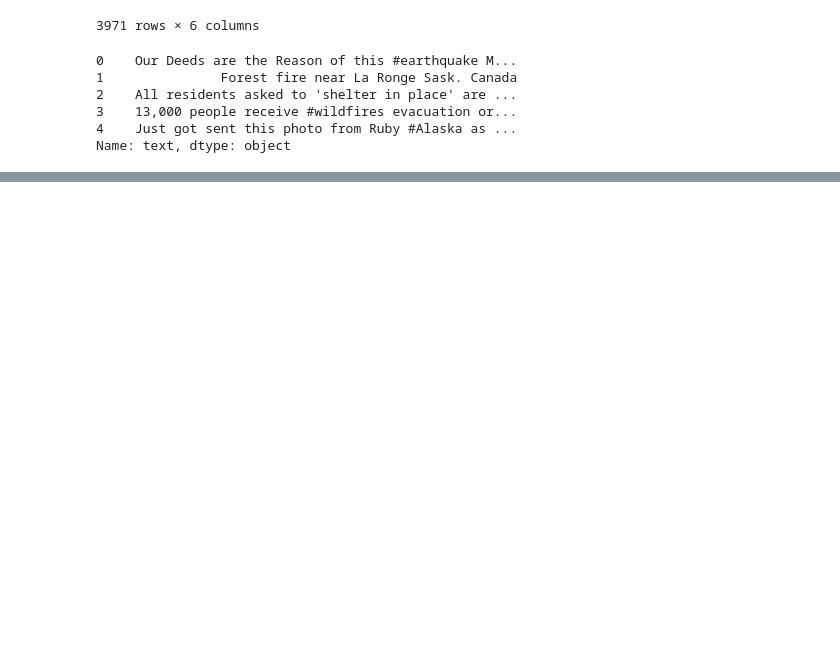
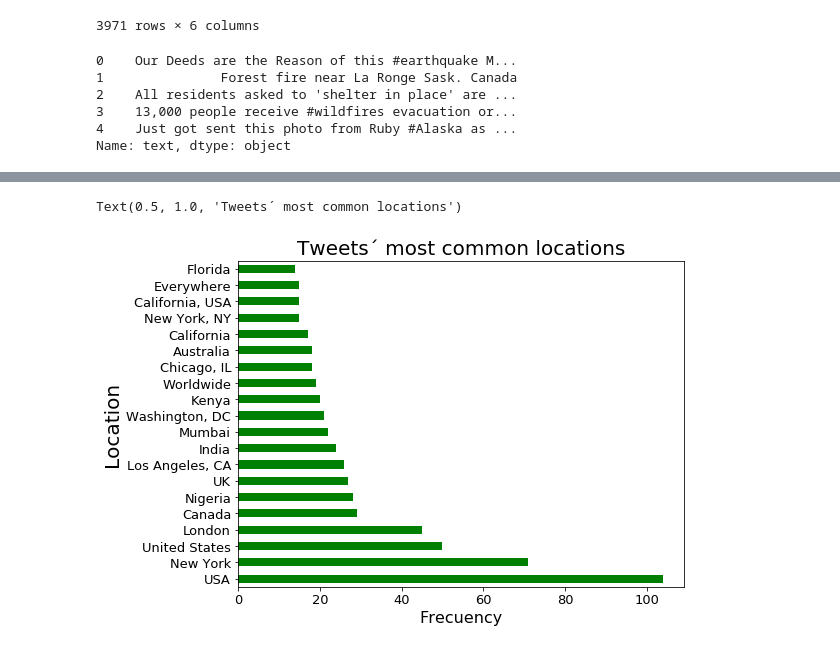
Before and after one commit to tomifarall/Orga-Datos-Tp1, a Jupyter notebook: analisis.ipynb, the cells around one changed output, grey strips where cells are left out. Cells and saved outputs as stored; diff of their text form; code cells hidden in the pictures; blank space fills up the shorter version.

Commit message:
Agrego analisis de tweets segun location

```diff
--- a/analisis.ipynb
+++ b/analisis.ipynb
@@ -239,0 +270,11 @@ tweets[tweets['text'].str.contains('Û')]['text'].to_list()
+# %%
+#tweets['location'].fillna('Uncertain', inplace = True)
+tweets_by_location = tweets['location'].value_counts().sort_values(ascending=False)
+# %%
+tweets_by_location.iloc[0:20].plot(kind = 'barh',figsize = (8,6), color = 'green', fontsize = 13)
+plt.xlabel('Frecuency',fontsize = 16)
+plt.ylabel('Location', fontsize = 20)
+plt.title('Tweets´ most common locations',fontsize  = 20)
+# %% [output]
+Text(0.5, 1.0, 'Tweets´ most common locations')
+[figure, added]
```
Also changed, not shown: parts of 24 cells of this notebook.
